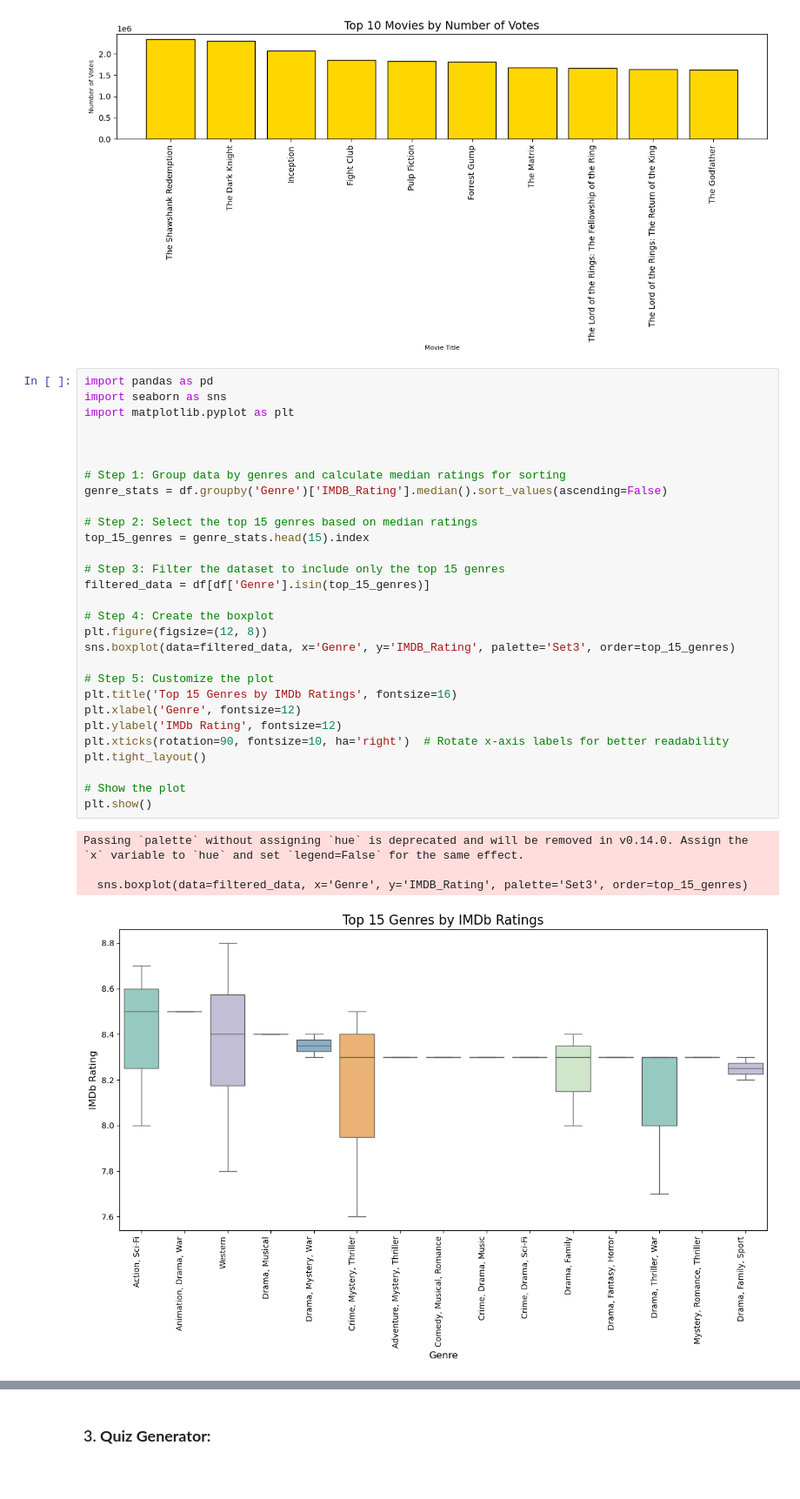
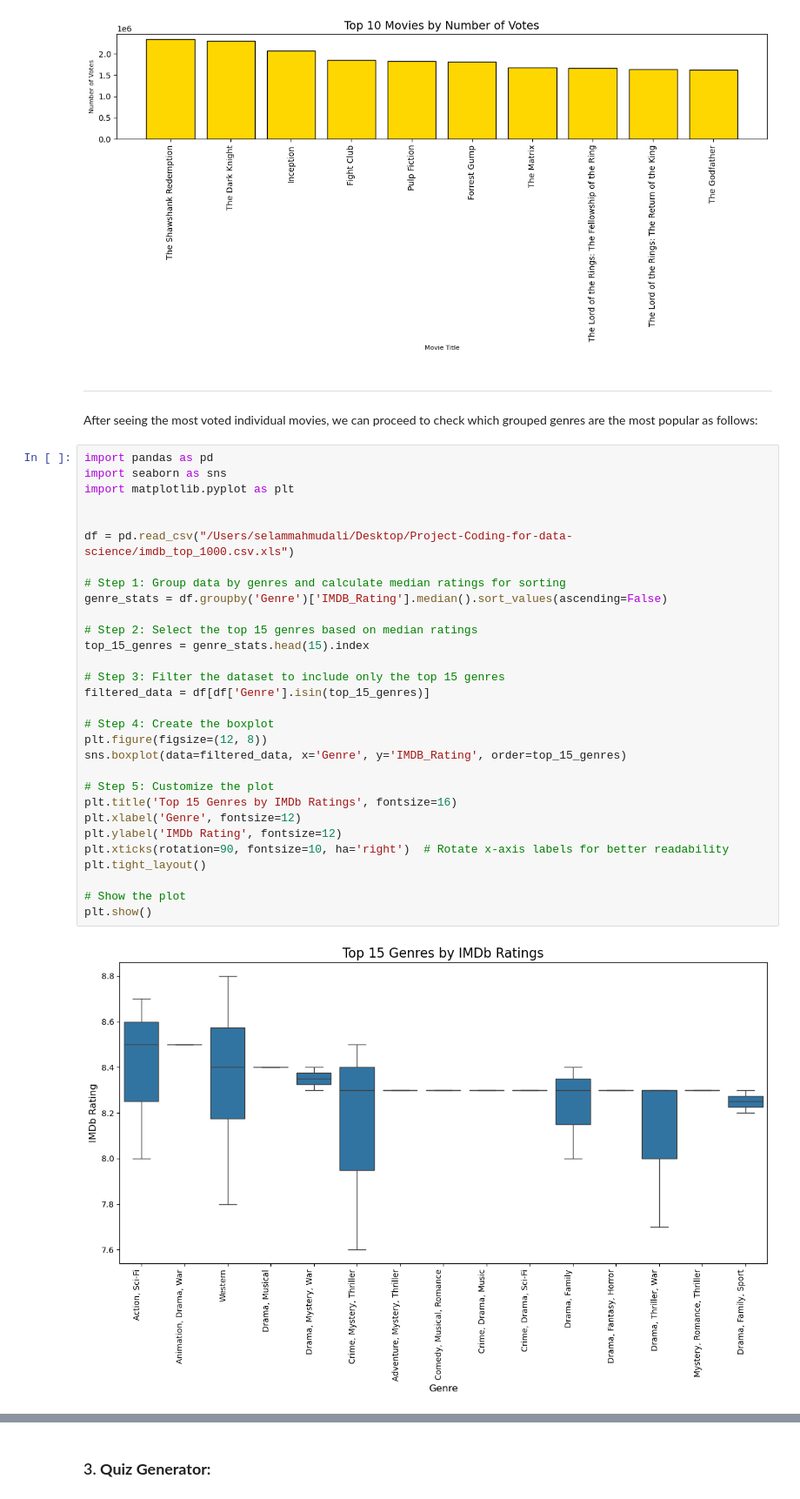
Before and after one commit to Selam-a11y/Project-Coding-for-data-science, a Jupyter notebook: Presentation Quiz .ipynb, the cells around one changed output, grey strips where cells are left out. Shown at 87% size. Cells and saved outputs as stored; diff of their text form; blank space fills up the shorter version.

```diff
--- a/Presentation Quiz .ipynb
+++ b/Presentation Quiz .ipynb
@@ -38,37 +40,42 @@ plt.tight_layout()
 plt.show()
 # %% [output]
 [figure]
+# %% [markdown]
+** * **
+
+
+
+
+After seeing the most voted individual movies, we can proceed to check which grouped genres are the most popular as follows:
 # %%
 import pandas as pd
 import seaborn as sns
 import matplotlib.pyplot as plt
 
 
+df = pd.read_csv("/Users/selammahmudali/Desktop/Project-Coding-for-data-science/imdb_top_1000.csv.xls")
 
 # Step 1: Group data by genres and calculate median ratings for sorting
 genre_stats = df.groupby('Genre')['IMDB_Rating'].median().sort_values(ascending=False)
 
 # Step 2: Select the top 15 genres based on median ratings
 top_15_genres = genre_stats.head(15).index
 
 # Step 3: Filter the dataset to include only the top 15 genres
 filtered_data = df[df['Genre'].isin(top_15_genres)]
 
 # Step 4: Create the boxplot
 plt.figure(figsize=(12, 8))
-sns.boxplot(data=filtered_data, x='Genre', y='IMDB_Rating', palette='Set3', order=top_15_genres)
+sns.boxplot(data=filtered_data, x='Genre', y='IMDB_Rating', order=top_15_genres)
 
 # Step 5: Customize the plot
 plt.title('Top 15 Genres by IMDb Ratings', fontsize=16)
 plt.xlabel('Genre', fontsize=12)
 plt.ylabel('IMDb Rating', fontsize=12)
 plt.xticks(rotation=90, fontsize=10, ha='right')  # Rotate x-axis labels for better readability
 plt.tight_layout()
 
 # Show the plot
 plt.show()
 # %% [output]
-Passing `palette` without assigning `hue` is deprecated and will be removed in v0.14.0. Assign the `x` variable to `hue` and set `legend=False` for the same effect.
-
-  sns.boxplot(data=filtered_data, x='Genre', y='IMDB_Rating', palette='Set3', order=top_15_genres)
-[figure, old version]
+[figure, new version]
```
Also changed, not shown: parts of 12 cells of this notebook.
